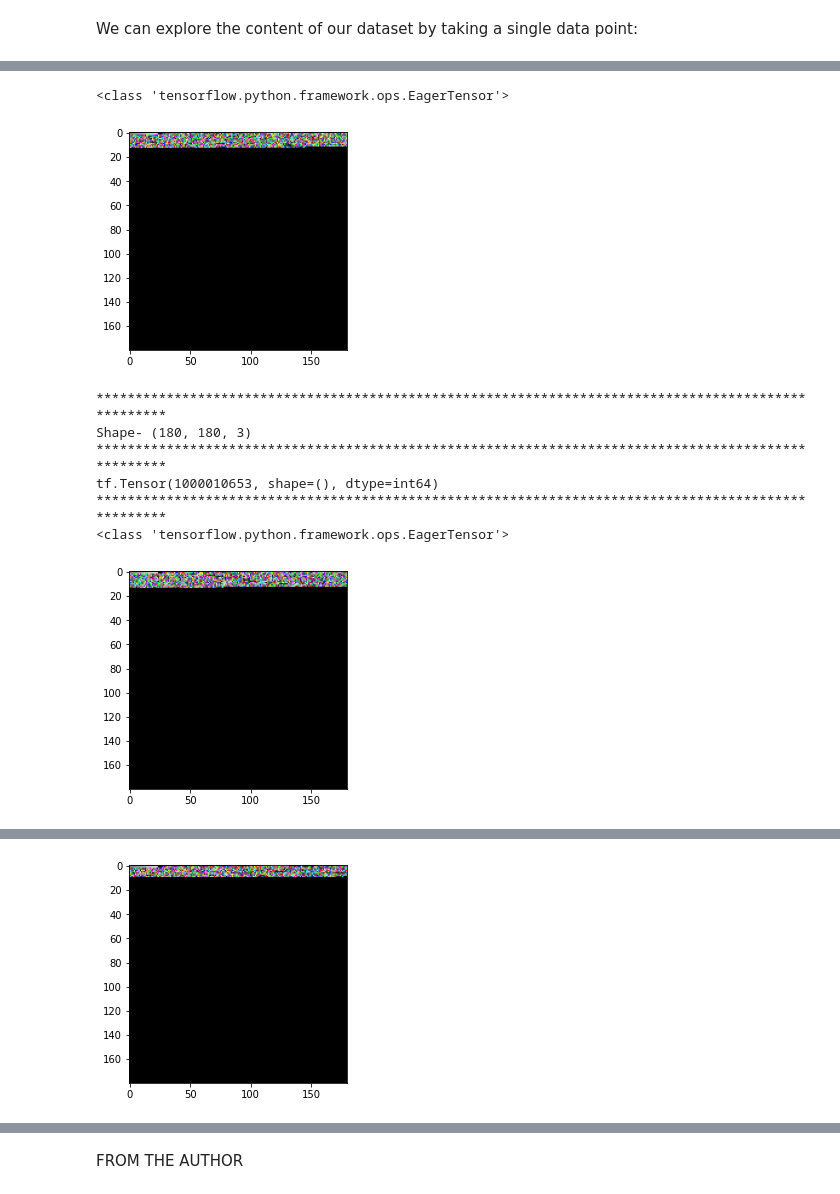
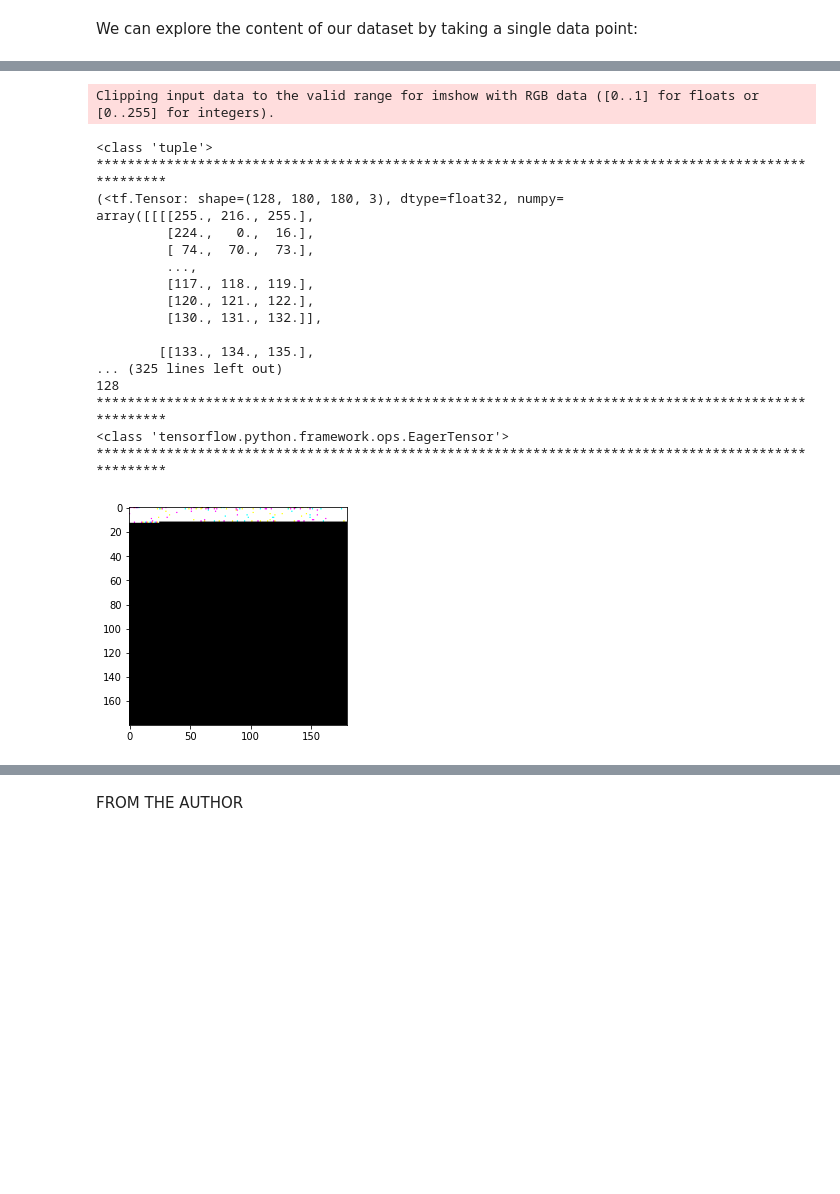
Before and after one commit to sarthakkaushik/Cdiscount-Image-Classification, a Jupyter notebook: Reading_Tfrecord_File.ipynb, the cells around one changed output, grey strips where cells are left out. Drawn from its saved outputs; the diff is of its cells as text; code cells hidden in the pictures; blank space fills up the shorter version.

```diff
--- a/Reading_Tfrecord_File.ipynb
+++ b/Reading_Tfrecord_File.ipynb
@@ -141,8 +206,2 @@ def get_dataset_small(filename):
 # %% [markdown]
 We can explore the content of our dataset by taking a single data point:
-# %%
-dataset_small = get_dataset_small(train_tfrecord_path)
-
-# for sample in dataset_small.take(1):
-#   print(sample[0].shape)
-#   print(sample[1].shape)
@@ -154,22 +208,60 @@ dataset_small
 # %%
-for data,l in dataset_small.take(5):
+from PIL import Image
+import io
+import IPython.display as display
+import matplotlib.pyplot as plt
+
+
+# image_data = ... # byte values of the image
+# image = Image.open(io.BytesIO(image_data))
+# image.show()
+
+
+for data in dataset_small.take(1):
+
+
+
     print(type(data))
-    arr_ = np.squeeze(data) # you can give axis attribute if you wanna squeeze in specific dimension
-    plt.imshow(arr_.astype(np.uint8))
-    plt.show()
     print("*"*100)
+    print(data)
+    print("*"*100)
+    print(len(data[0]))
+    print("*"*100)
+    print(type(data[0]))
+    print("*"*100)
+    image_raw=data[0][50].numpy()
+    # image_raw
+    plt.imshow(image_raw)
+    # display.display(display.Image(data=image_raw))
+    # arr_ = np.squeeze(data) # you can give axis attribute if you wanna squeeze in specific dimension
+    # image = Image.open(io.BytesIO(arr_))
+    # image.show()
 
-    print("Shape-",data.shape)
-    print("*"*100)
-    print(l)
-    print("*"*100)
+    # # plt.imshow(arr_.astype(np.uint8))
+    # # plt.show()
+    # print("*"*100)
+
+    # print("Shape-",data.shape)
+    # print("*"*100)
+    # print(l)
+    # print("*"*100)
 # %% [output]
-<class 'tensorflow.python.framework.ops.EagerTensor'>
+Clipping input data to the valid range for imshow with RGB data ([0..1] for floats or [0..255] for integers).
+<class 'tuple'>
+****************************************************************************************************
+(<tf.Tensor: shape=(128, 180, 180, 3), dtype=float32, numpy=
+array([[[[255., 216., 255.],
+         [224.,   0.,  16.],
+         [ 74.,  70.,  73.],
+         ...,
+         [117., 118., 119.],
+         [120., 121., 122.],
+         [130., 131., 132.]],
+
+        [[133., 134., 135.],
+... (325 lines left out)
+128
+****************************************************************************************************
+<class 'tensorflow.python.framework.ops.EagerTensor'>
+****************************************************************************************************
-[figure, old version]
+[figure, new version]
-****************************************************************************************************
-Shape- (180, 180, 3)
-****************************************************************************************************
-tf.Tensor(1000010653, shape=(), dtype=int64)
-****************************************************************************************************
-<class 'tensorflow.python.framework.ops.EagerTensor'>
-[figure, removed]
@@ -182 +267,0 @@ tf.Tensor(1000010653, shape=(), dtype=int64)
-[figure, removed]
```
Also changed, not shown: parts of 13 cells of this notebook.
